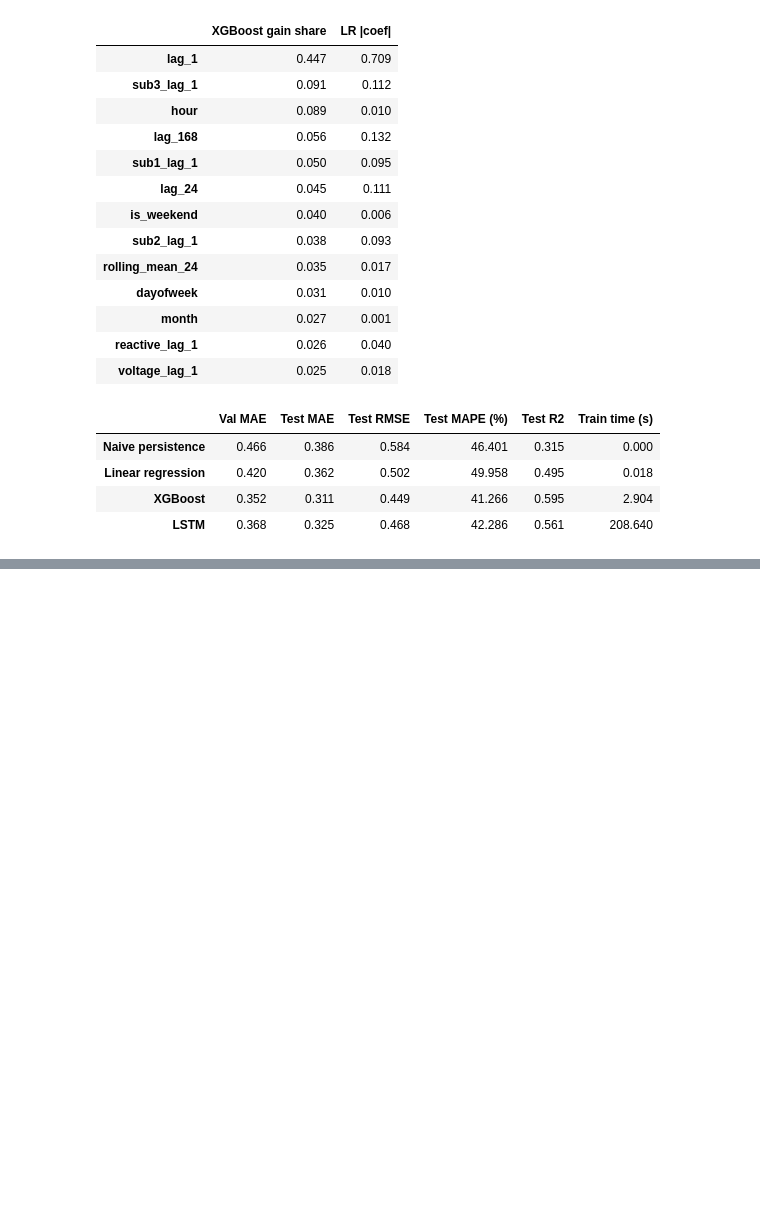
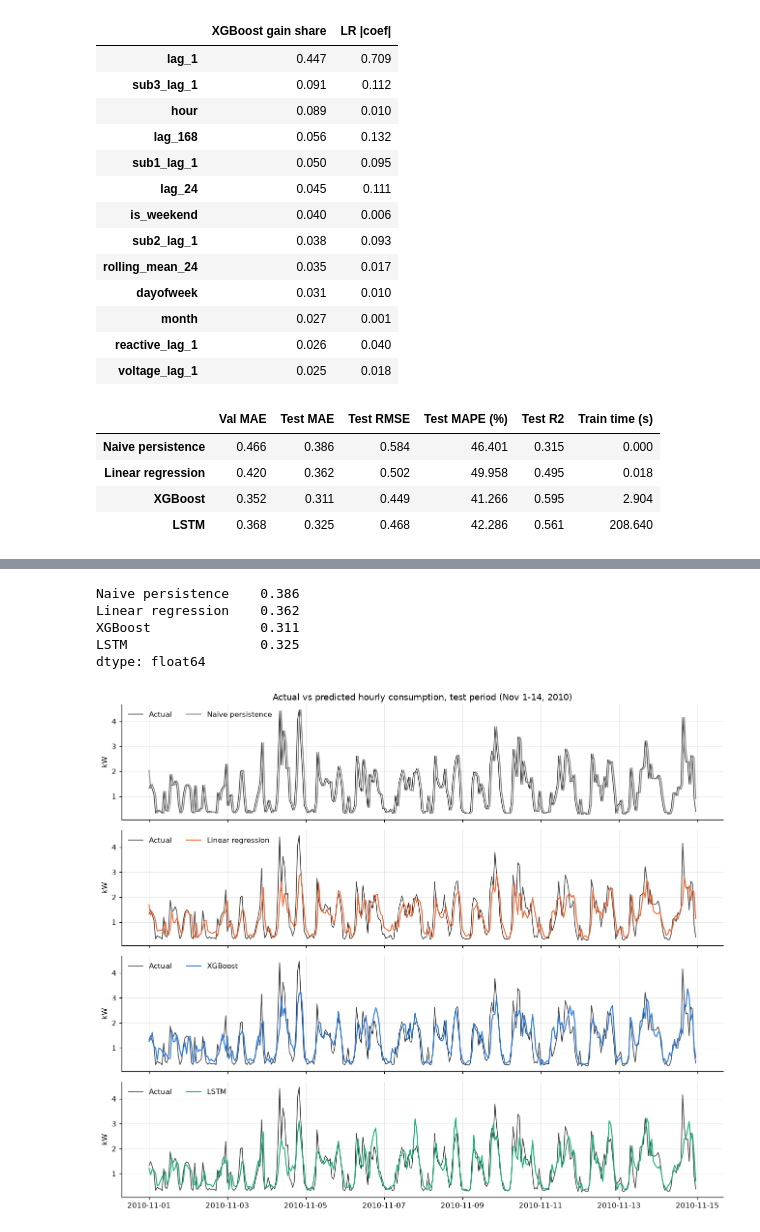
Before and after one commit to JerryLiu0214/electricity-forecasting, a Jupyter notebook: 02_modeling.ipynb, the cells around one changed output, grey strips where cells are left out. Saved outputs shown, nothing was run; the diff lists cells and outputs as text; code cells hidden in the pictures; blank space fills up the shorter version.

Commit message:
Add error analysis: forecasts, residuals, error by time, spikes

```diff
--- a/02_modeling.ipynb
+++ b/02_modeling.ipynb
@@ -346,3 +346,37 @@ search_log_ext.head(10).round(4)
 | 14 | 14 | 0.8 | 0.010 | 6 | 10 | 0.8 | 867 | 0.3522 |
 | 13 | 13 | 0.8 | 0.010 | 6 | 5 | 0.8 | 867 | 0.3523 |
 | 0 | 0 | 0.8 | 0.005 | 6 | 1 | 0.8 | 1517 | 0.3523 |
+# %%
+MODEL_COLORS = {
+    "Naive persistence": "#8c8c8c",
+    "Linear regression": ORANGE,
+    "XGBoost": BLUE,
+    "LSTM": "#1baf7a",
+}
+MODELS = list(MODEL_COLORS)
+
+errors = pd.DataFrame({name: test_predictions[name] - y_test for name in MODELS})
+abs_errors = errors.abs()
+
+abs_errors.mean().round(3)
+# %% [output]
+Naive persistence    0.386
+Linear regression    0.362
+XGBoost              0.311
+LSTM                 0.325
+dtype: float64
+# %%
+window = slice("2010-11-01", "2010-11-14")
+actual = y_test.loc[window]
+
+fig, axes = plt.subplots(len(MODELS), 1, figsize=(12, 10), sharex=True, sharey=True)
+for ax, name in zip(axes, MODELS):
+    ax.plot(actual.index, actual, color="#333333", linewidth=1, label="Actual")
+    ax.plot(actual.index, test_predictions[name].loc[window], color=MODEL_COLORS[name], linewidth=1.4, label=name)
+    ax.set_ylabel("kW")
+    ax.legend(loc="upper left", frameon=False, ncol=2)
+axes[0].set_title("Actual vs predicted hourly consumption, test period (Nov 1-14, 2010)")
+plt.tight_layout()
+plt.show()
+# %% [output]
+[figure, added]
```
Also changed, not shown: parts of 3 cells of this notebook.
